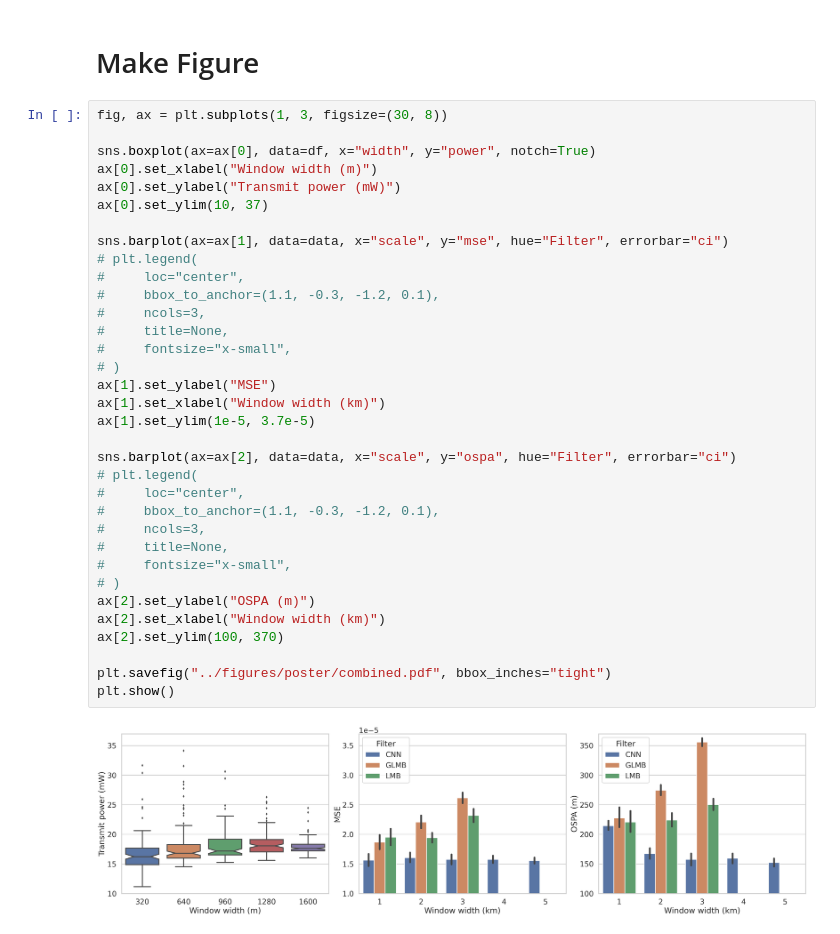
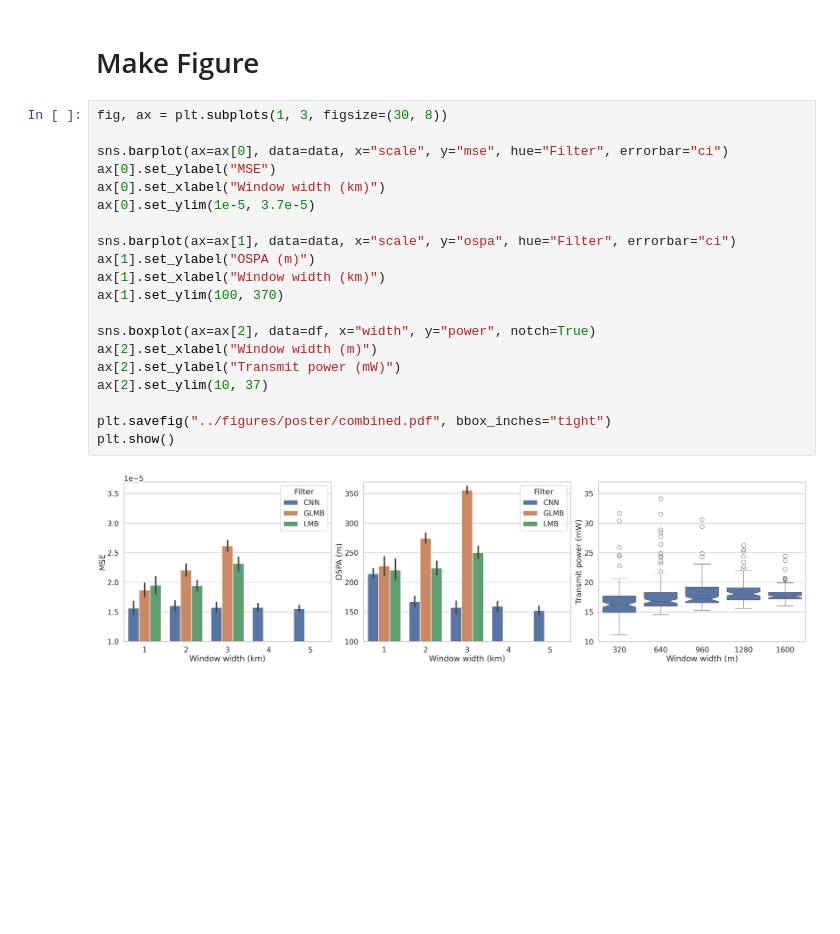
Before and after one commit to Damowerko/mtt, a Jupyter notebook: notebooks/poster_summary.ipynb, the cells around one changed output. Cells and saved outputs as stored; diff of their text form; blank space fills up the shorter version.

```diff
--- a/notebooks/poster_summary.ipynb
+++ b/notebooks/poster_summary.ipynb
@@ -66,36 +66,22 @@ df["width"] = (df["img_size"] * 1.25).astype(int)
 # %%
 fig, ax = plt.subplots(1, 3, figsize=(30, 8))
 
-sns.boxplot(ax=ax[0], data=df, x="width", y="power", notch=True)
-ax[0].set_xlabel("Window width (m)")
-ax[0].set_ylabel("Transmit power (mW)")
-ax[0].set_ylim(10, 37)
+sns.barplot(ax=ax[0], data=data, x="scale", y="mse", hue="Filter", errorbar="ci")
+ax[0].set_ylabel("MSE")
+ax[0].set_xlabel("Window width (km)")
+ax[0].set_ylim(1e-5, 3.7e-5)
 
-sns.barplot(ax=ax[1], data=data, x="scale", y="mse", hue="Filter", errorbar="ci")
-# plt.legend(
-#     loc="center",
-#     bbox_to_anchor=(1.1, -0.3, -1.2, 0.1),
-#     ncols=3,
-#     title=None,
-#     fontsize="x-small",
-# )
-ax[1].set_ylabel("MSE")
+sns.barplot(ax=ax[1], data=data, x="scale", y="ospa", hue="Filter", errorbar="ci")
+ax[1].set_ylabel("OSPA (m)")
 ax[1].set_xlabel("Window width (km)")
-ax[1].set_ylim(1e-5, 3.7e-5)
+ax[1].set_ylim(100, 370)
 
-sns.barplot(ax=ax[2], data=data, x="scale", y="ospa", hue="Filter", errorbar="ci")
-# plt.legend(
-#     loc="center",
-#     bbox_to_anchor=(1.1, -0.3, -1.2, 0.1),
-#     ncols=3,
-#     title=None,
-#     fontsize="x-small",
-# )
-ax[2].set_ylabel("OSPA (m)")
-ax[2].set_xlabel("Window width (km)")
-ax[2].set_ylim(100, 370)
+sns.boxplot(ax=ax[2], data=df, x="width", y="power", notch=True)
+ax[2].set_xlabel("Window width (m)")
+ax[2].set_ylabel("Transmit power (mW)")
+ax[2].set_ylim(10, 37)
 
 plt.savefig("../figures/poster/combined.pdf", bbox_inches="tight")
 plt.show()
 # %% [output]
-[figure, old version]
+[figure, new version]
```
Also changed, not shown: 13 other files.
